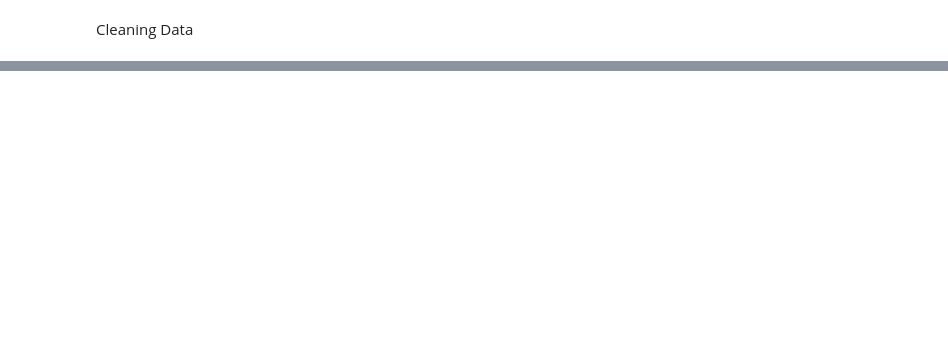
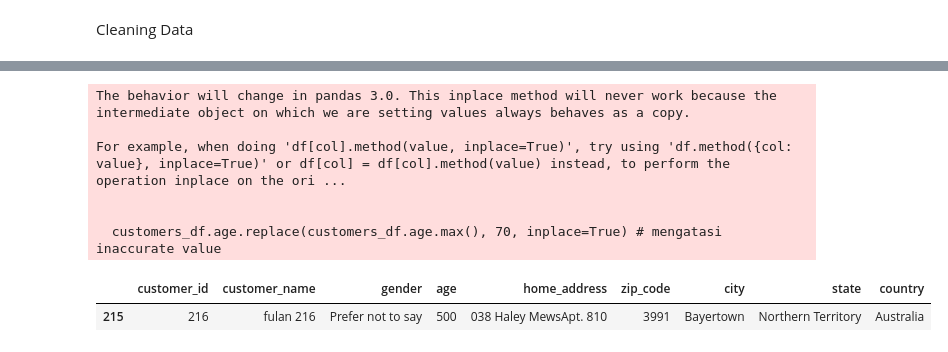
Before and after one commit to AwiYunawan/Clothing_Store_Analysis, a Jupyter notebook: index.ipynb, the cells around one changed output, grey strips where cells are left out. Saved outputs shown, nothing was run; the diff lists cells and outputs as text; code cells hidden in the pictures; blank space fills up the shorter version.

```diff
--- a/index.ipynb
+++ b/index.ipynb
@@ -196,0 +243,12 @@ Cleaning Data
+# %%
+customers_df.age.replace(customers_df.age.max(), 70, inplace=True) # mengatasi inaccurate value
+customers_df[customers_df.age == customers_df.age.max()]
+# %% [output]
+The behavior will change in pandas 3.0. This inplace method will never work because the intermediate object on which we are setting values always behaves as a copy.
+
+For example, when doing 'df[col].method(value, inplace=True)', try using 'df.method({col: value}, inplace=True)' or df[col] = df[col].method(value) instead, to perform the operation inplace on the ori ...
+
+
+  customers_df.age.replace(customers_df.age.max(), 70, inplace=True) # mengatasi inaccurate value
+|  | customer_id | customer_name | gender | age | home_address | zip_code | city | state | country |
+| 215 | 216 | fulan 216 | Prefer not to say | 500 | 038 Haley MewsApt. 810 | 3991 | Bayertown | Northern Territory | Australia |
```
Also changed, not shown: parts of 21 cells of this notebook.
